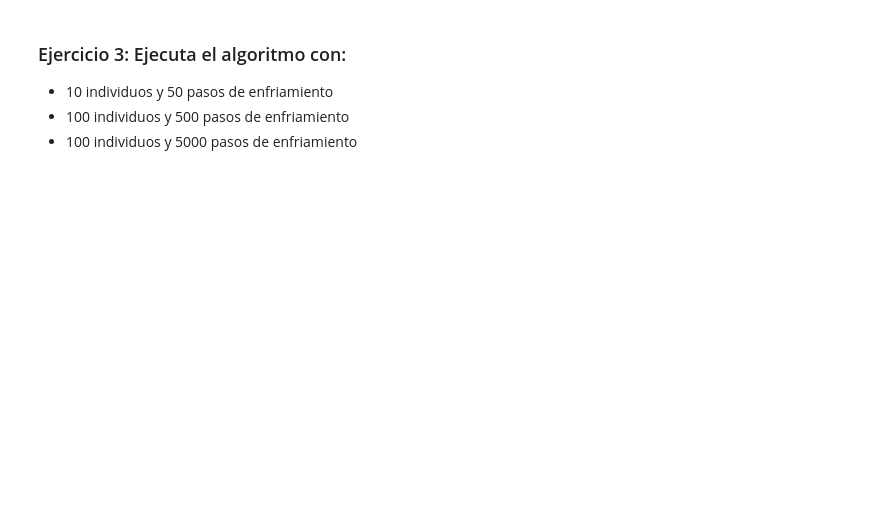
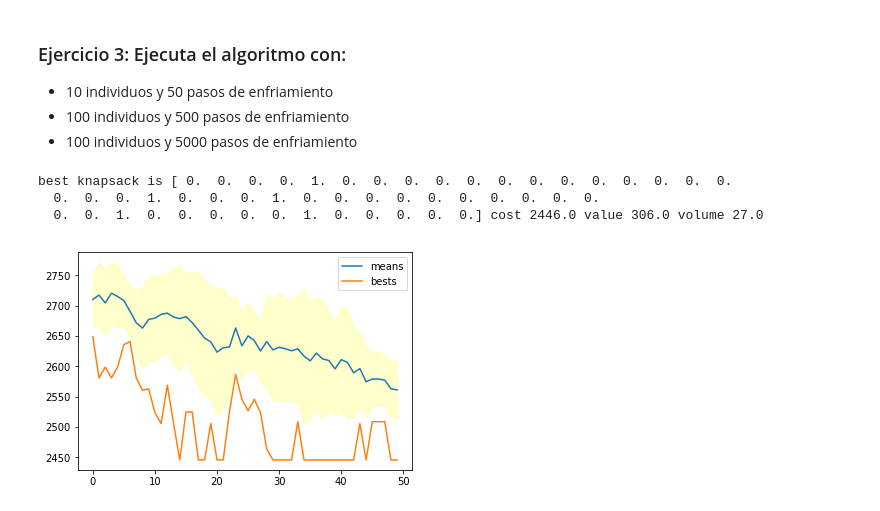
Before and after one commit to jjpulidos/Artificial-Intelligence-PSet-UIS, a Jupyter notebook: Problem Set 04B - Simulated Annealing.ipynb, the cells around one changed output. Saved outputs shown, nothing was run; the diff lists cells and outputs as text; code cells hidden in the pictures; blank space fills up the shorter version.

```diff
--- a/Problem Set 04B - Simulated Annealing.ipynb
+++ b/Problem Set 04B - Simulated Annealing.ipynb
@@ -28,16 +67,19 @@ import numpy as np
 import matplotlib.pyplot as plt
 %matplotlib inline
 
-n_objects         = # TU CODIGO AQUI
-KS_volume         = # TU CODIGO AQUI
+n_objects         = 50
+KS_volume         = 30
 
-object_values  = # TU CODIGO AQUI
-object_volumes = # TU CODIGO AQUI
+max_object_value  = 100
+max_object_volume = 50
+
+object_values  = np.random.randint(max_object_value-1, size=n_objects)+1
+object_volumes = np.random.randint(max_object_volume-1, size=n_objects)+1
 
 
-print "total volume of objects", np.sum(object_volumes)
-print "knapsack max volume    ", KS_volume
-print "total value of objects ", np.sum(object_values)
+print ("total volume of objects", np.sum(object_volumes))
+print ("knapsack max volume    ", KS_volume)
+print ("total value of objects ", np.sum(object_values))
 
-print object_values
-print object_volumes
+print (object_values)
+print (object_volumes)
@@ -50,18 +100,23 @@ print object_volumes
 # %%
 %run code/sa.py
 
-n_individuals   = # TU CODIGO AQUI
-n_cooling_steps = # TU CODIGO AQUI
+n_individuals   = 10
+n_cooling_steps = 50
 
 
-bestsol, bests, means, stds = run_sa(n_individuals              = # TU CODIGO AQUI ,
-                                     n_cooling_steps            = # TU CODIGO AQUI ,
-                                     init_population_function   = # TU CODIGO AQUI ,
-                                     cost_function              = # TU CODIGO AQUI ,
-                                     generate_neighbor_function = # TU CODIGO AQUI  )
+bestsol, bests, means, stds = run_sa(n_individuals              = n_individuals,
+                                     n_cooling_steps            = n_cooling_steps,
+                                     init_population_function   = lambda x: KS_initialize_population(x, object_volumes, KS_volume),
+                                     cost_function              = lambda x: KS_cost(x, object_values, object_volumes, KS_volume),
+                                     generate_neighbor_function = lambda x: KS_neighbour(x,object_volumes=object_volumes, KS_volume=KS_volume))
 
-print "best knapsack is", bestsol, "cost", np.min(bests), "value", np.sum(bestsol*object_values), "volume", np.sum(bestsol*object_volumes)
+print ("best knapsack is", bestsol, "cost", np.min(bests), "value", np.sum(bestsol*object_values), "volume", np.sum(bestsol*object_volumes))
 plot_evolution(bests, means, stds)
+# %% [output]
+best knapsack is [ 0.  0.  0.  0.  1.  0.  0.  0.  0.  0.  0.  0.  0.  0.  0.  0.  0.  0.
+  0.  0.  0.  1.  0.  0.  0.  1.  0.  0.  0.  0.  0.  0.  0.  0.  0.  0.
+  0.  0.  1.  0.  0.  0.  0.  0.  1.  0.  0.  0.  0.  0.] cost 2446.0 value 306.0 volume 27.0
+[figure, added]
 # %%
 %run code/sa.py
 
```
Also changed, not shown: parts of 6 cells of this notebook, 5 other files.
